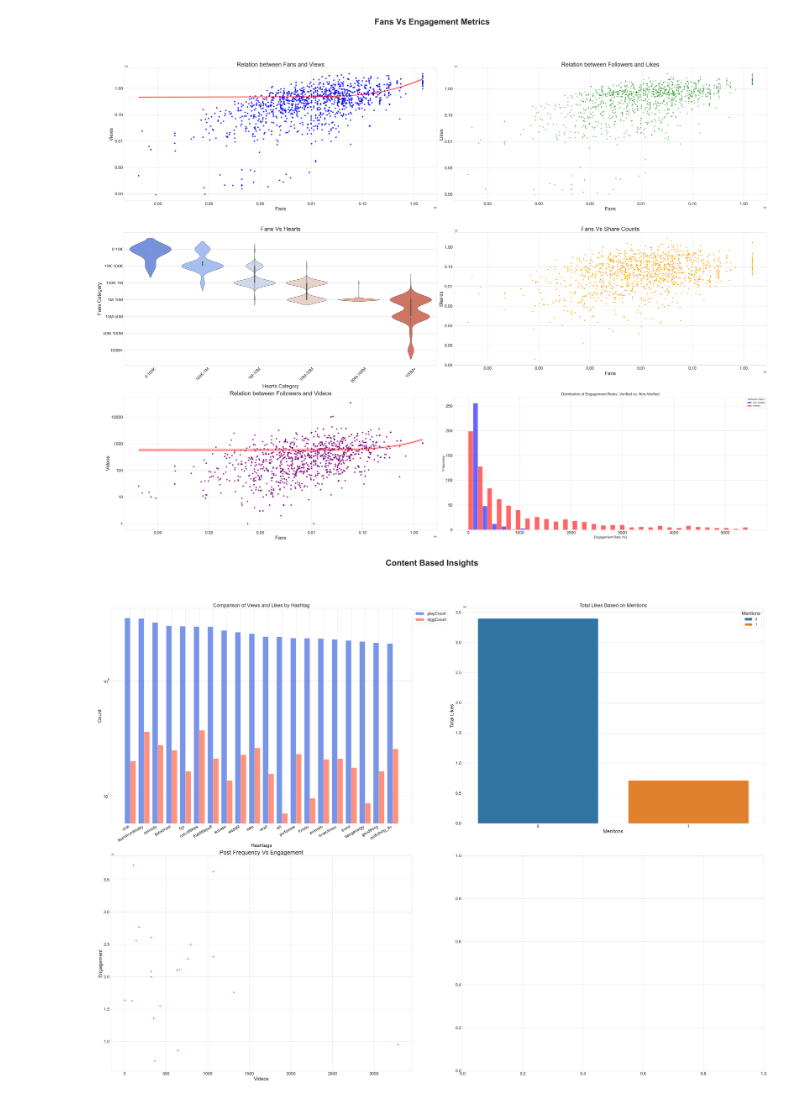
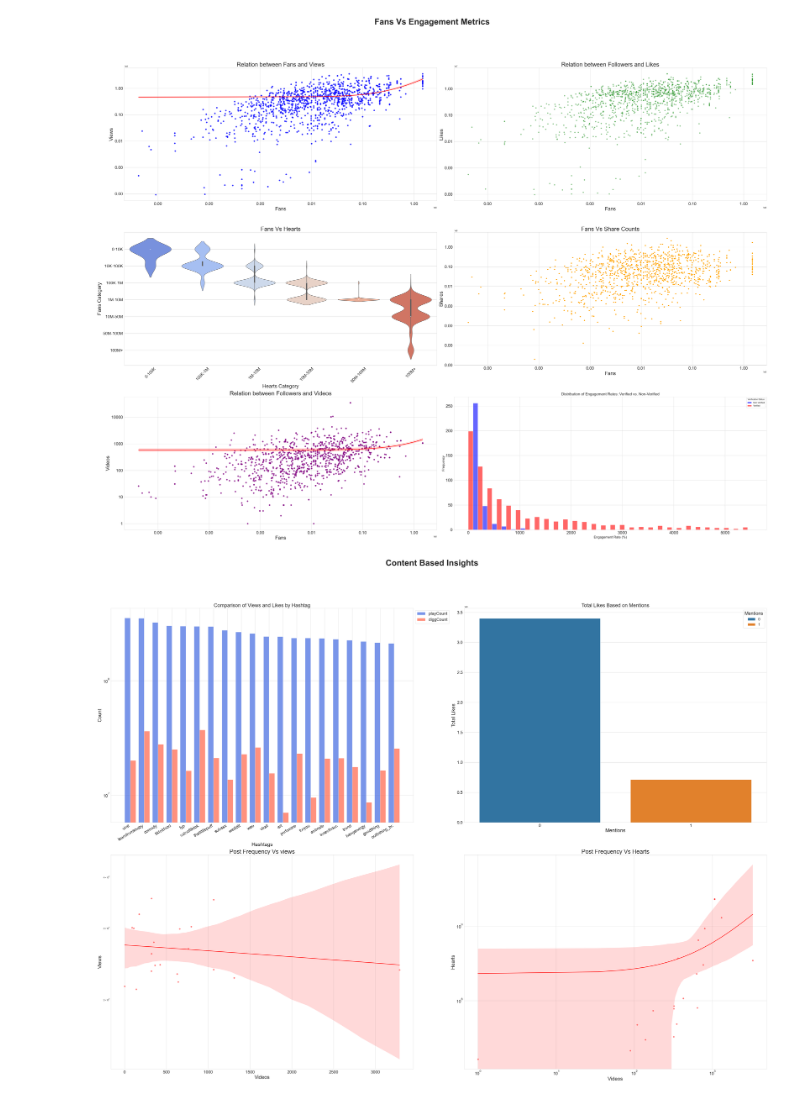
Before and after one commit to Sparshan605/Social-Media-Sentiment-Dashboard, a Jupyter notebook: data_visulaization.ipynb, the cells around one changed output. Saved outputs shown, nothing was run; the diff lists cells and outputs as text; code cells hidden in the pictures.

```diff
--- a/data_visulaization.ipynb
+++ b/data_visulaization.ipynb
@@ -174,36 +175,44 @@ axes[0,0].bar(x, tiktok_data['playCount'], width=bar_width, label="playCount", c
 axes[0,0].bar([i + bar_width for i in x], tiktok_data['diggCount'], width=0.4, label="diggCount", color='tomato', alpha=0.7)
 axes[0, 0].set_xlabel("Hashtags", fontsize=24)
 axes[0, 0].set_ylabel("Count", fontsize=24)
 axes[0, 0].set_title("Comparison of Views and Likes by Hashtag",fontsize=24)
 axes[0, 0].set_xticks([i + bar_width/2 for i in x])
 axes[0, 0].set_xticklabels(tiktok_data['hashtag_name'])
 axes[0,0].set_xticklabels(tiktok_data['hashtag_name'],rotation=30 ,ha="right",fontsize = 18)  # Increased rotation for readability
 axes[0,0].set_yscale("log")
 axes[0, 0].legend(loc="upper left", bbox_to_anchor=(1, 1), fontsize=20)
 
 
 tiktok_data['mentions']=tiktok_data['mentions/0'].apply(lambda x:1 if pd.notna(x) and x!=" " else 0 )
 tiktok_data.groupby('mentions')[['diggCount','playCount']].mean()
 sns.barplot(x='mentions',y='diggCount',data=tiktok_data,estimator=sum,ci=None,hue='mentions',ax=axes[0,1])
 axes[0,1].set_xlabel("Mentions", fontsize=24)
 axes[0,1].set_ylabel("Total Likes", fontsize=24)
 axes[0,1].set_title("Total Likes Based on Mentions", fontsize=24)
 axes[0,1].legend(title="Mentions", fontsize=18, title_fontsize=22, loc='upper right')
 
-#post frequency vs engagement
-tiktok_data.groupby('authorMeta/video')[['diggCount','playCount']].mean()
-sns.scatterplot(x='authorMeta/video', y='diggCount',data=tiktok_data, ax=axes[1, 0],alpha=1, color='red')
-axes[1, 0].set_title('Post Frequency Vs Engagement', fontsize=28)
+#post frequency vs Views
+sns.regplot(x='authorMeta/video', y='playCount',data=tiktok_data, ax=axes[1, 0],scatter_kws={'alpha':0.5}, color='red')
+axes[1, 0].set_title('Post Frequency Vs views', fontsize=28)
 axes[1, 0].set_xlabel('Videos', fontsize=24)
-axes[1, 0].set_ylabel('Engagement', fontsize=24)
+axes[1, 0].set_ylabel('Views', fontsize=24)
+axes[1,0].set_yscale('log')
+
+#post frequency vs total hearts
+sns.regplot(x='authorMeta/video', y='authorMeta/heart',data=tiktok_data, ax=axes[1, 1],scatter_kws={'alpha':0.5}, color='red')
+axes[1, 1].set_title('Post Frequency Vs Hearts', fontsize=28)
+axes[1, 1].set_xlabel('Videos', fontsize=24)
+axes[1, 1].set_ylabel('Hearts', fontsize=24)
+axes[1,1].set_xscale('log')
+axes[1,1].set_yscale('log')
 
 
 for ax in axes.flat:
     ax.xaxis.set_tick_params(labelsize=20)
     ax.yaxis.set_tick_params(labelsize=20)
 
 
 plt.tight_layout(rect=[0, 0.02, 1, 0.96])
 plt.show()
 # %% [output]
-[figure, old version]
+[figure, new version]
```
Also changed, not shown: parts of 3 cells of this notebook, 3 other files.
